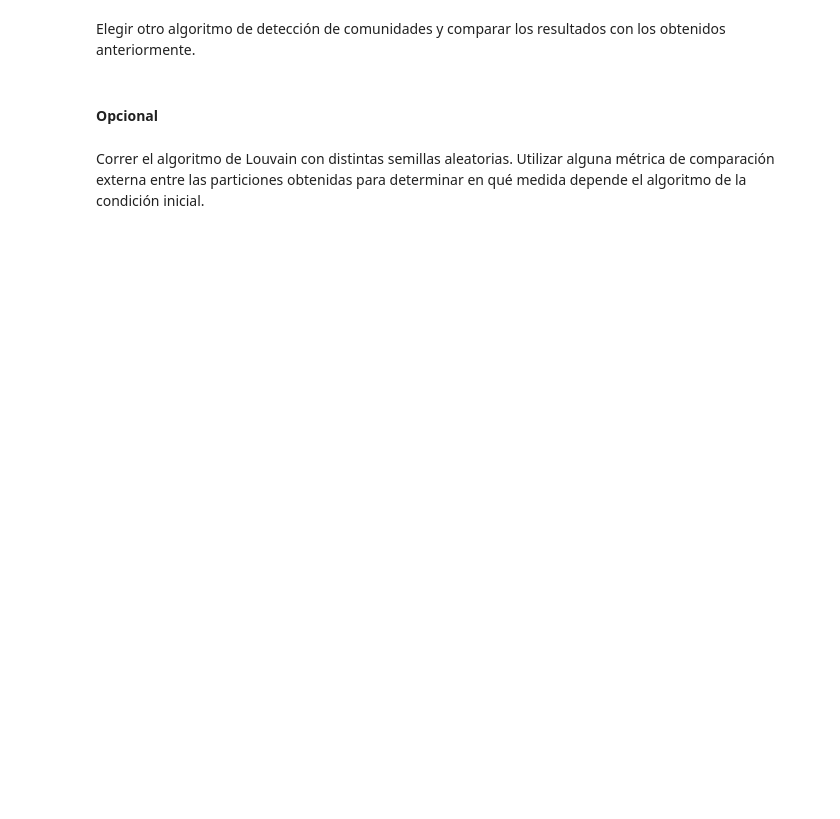
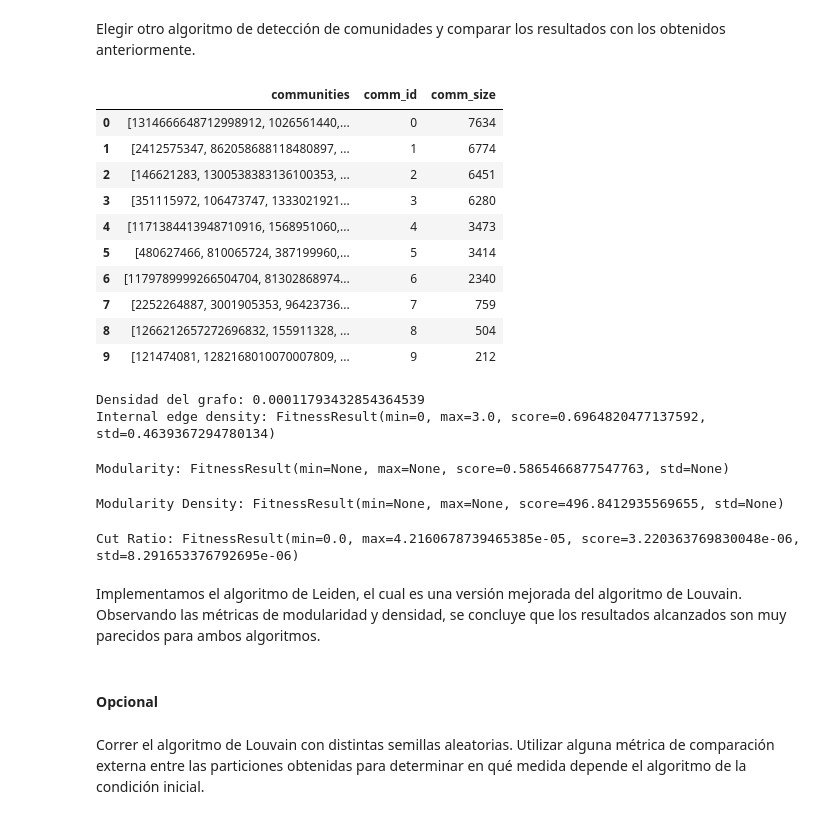
Before and after one commit to benjaminocampo/diplodatos_graphs, a Jupyter notebook: Practico1.ipynb, the cells around one changed output. Saved outputs shown, nothing was run; the diff lists cells and outputs as text; code cells hidden in the pictures; blank space fills up the shorter version.

```diff
--- a/Practico1.ipynb
+++ b/Practico1.ipynb
@@ -552,3 +544,48 @@ comm_gn_df
+# %%
+comms_leid = algorithms.leiden(larg_G)
+# %%
+comm_df = pd.DataFrame({
+    "communities": comms_leid.communities,
+    "comm_id": np.arange(0, len(comms_leid.communities))
+})
+# %%
+comm_df = comm_df.assign(comm_size=comm_df["communities"].apply(lambda c: len(c)))
+# %%
+comm_df.head(10)
+# %% [output]
+|  | communities | comm_id | comm_size |
+| 0 | [1314666648712998912, 1026561440,... | 0 | 7634 |
+| 1 | [2412575347, 862058688118480897, ... | 1 | 6774 |
+| 2 | [146621283, 1300538383136100353, ... | 2 | 6451 |
+| 3 | [351115972, 106473747, 1333021921... | 3 | 6280 |
+| 4 | [1171384413948710916, 1568951060,... | 4 | 3473 |
+| 5 | [480627466, 810065724, 387199960,... | 5 | 3414 |
+| 6 | [1179789999266504704, 81302868974... | 6 | 2340 |
+| 7 | [2252264887, 3001905353, 96423736... | 7 | 759 |
+| 8 | [1266212657272696832, 155911328, ... | 8 | 504 |
+| 9 | [121474081, 1282168010070007809, ... | 9 | 212 |
+# %%
+m = larg_G.number_of_edges()
+N = larg_G.number_of_nodes()
+print('Densidad del grafo:', m/(N*(N-1)/2))
+print('Internal edge density:', evaluation.internal_edge_density(larg_G, comms_leid))
+# %% [output]
+Densidad del grafo: 0.00011793432854364539
+Internal edge density: FitnessResult(min=0, max=3.0, score=0.6964820477137592, std=0.4639367294780134)
+# %%
+print('Modularity:', evaluation.newman_girvan_modularity(larg_G, comms_leid))
+# %% [output]
+Modularity: FitnessResult(min=None, max=None, score=0.5865466877547763, std=None)
+# %%
+print('Modularity Density:', evaluation.modularity_density(larg_G, comms_leid))
+# %% [output]
+Modularity Density: FitnessResult(min=None, max=None, score=496.8412935569655, std=None)
+# %%
+print('Cut Ratio:', evaluation.cut_ratio(larg_G, comms_leid))
+# %% [output]
+Cut Ratio: FitnessResult(min=0.0, max=4.2160678739465385e-05, score=3.220363769830048e-06, std=8.291653376792695e-06)
+# %% [markdown]
+Implementamos el algoritmo de Leiden, el cual es una versión mejorada del algoritmo de Louvain. Observando las métricas de modularidad y densidad, se concluye que los resultados alcanzados son muy parecidos para ambos algoritmos.
 # %% [markdown]
 #### Opcional
 # %% [markdown]
```
Also changed, not shown: parts of 25 cells of this notebook.
